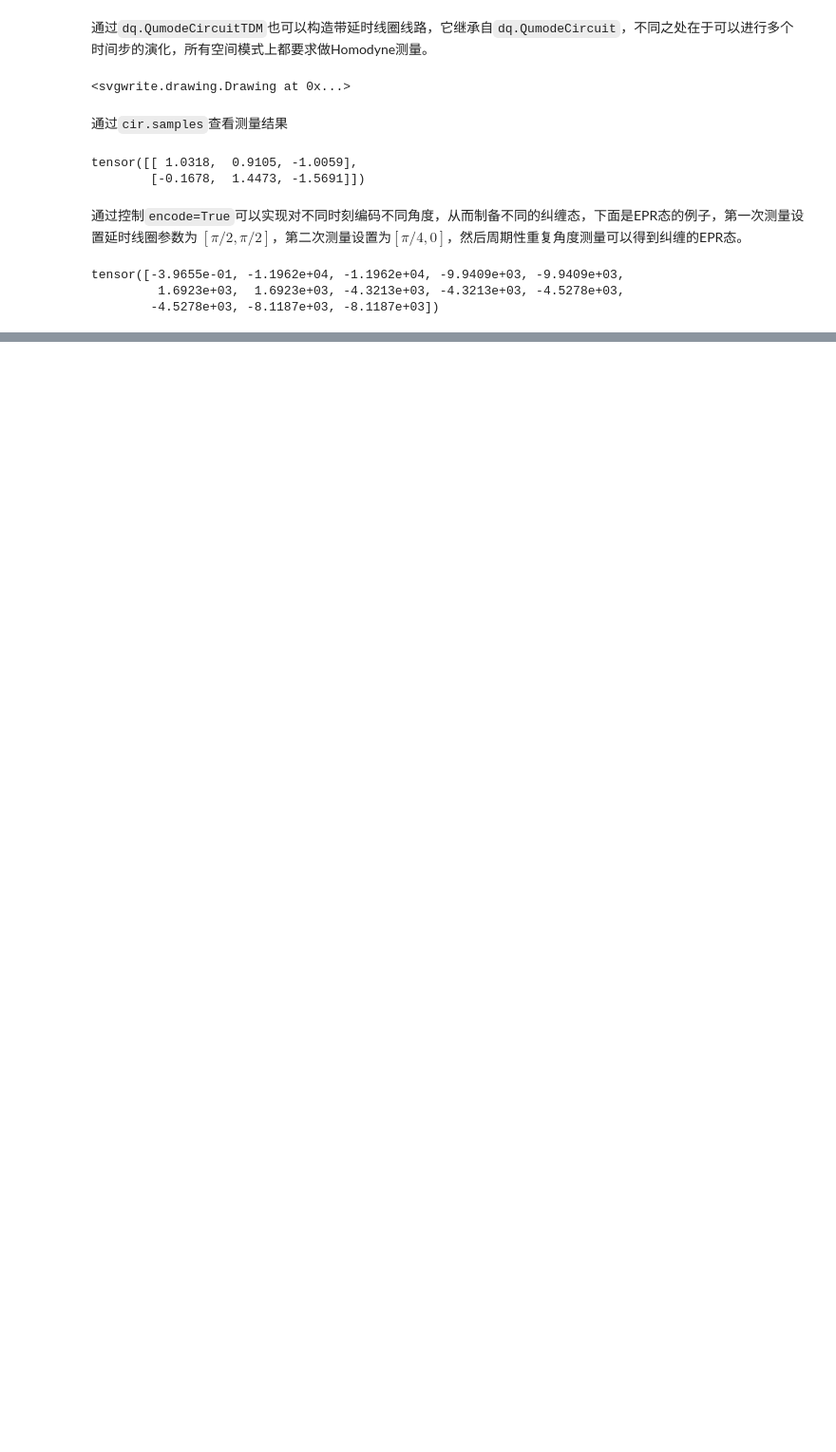
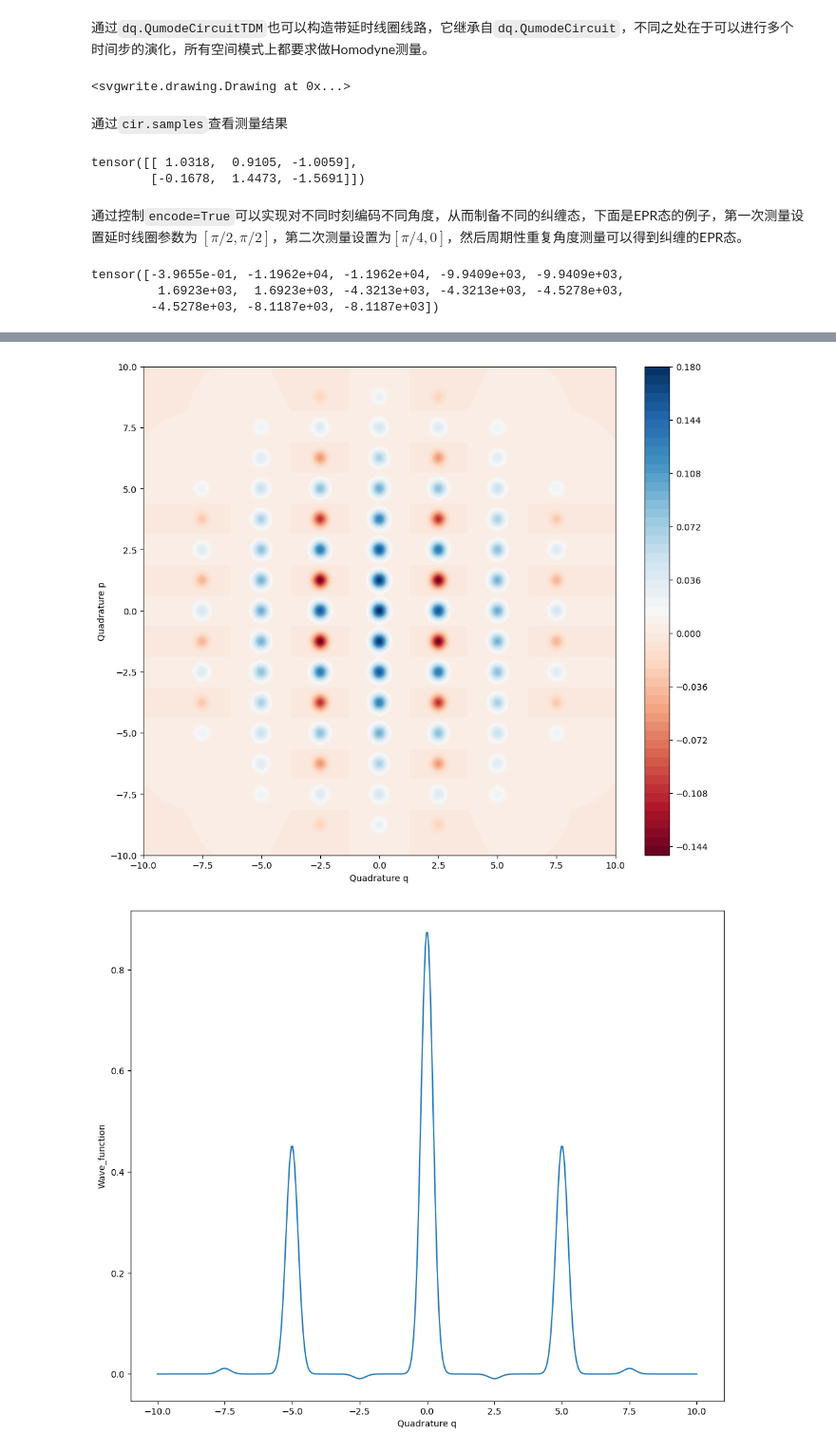
Before and after one commit to TuringQ/deepquantum, a Jupyter notebook: docs/photonic_basics.ipynb, the cells around one changed output, grey strips where cells are left out. Shown at 95% size. Cells and saved outputs as stored; diff of their text form; code cells hidden in the pictures; blank space fills up the shorter version.

```diff
--- a/docs/photonic_basics.ipynb
+++ b/docs/photonic_basics.ipynb
@@ -1354,0 +1443,10 @@ tensor([-3.9655e-01, -1.1962e+04, -1.1962e+04, -9.9409e+03, -9.9409e+03,
+# %%
+# GKP态实例化
+gkp_0 = dq.GKPState(theta=0., phi=0.)
+pvec = torch.linspace(-10, 10, 500)
+qvec = torch.linspace(-10, 10, 500)
+wigner = gkp_0.wigner(wire=[0], qvec=qvec, pvec=pvec, plot=True) # wigner 函数可视化
+marginal = gkp_0.marginal(wire=[0], qvec=qvec, plot=True) # 边缘分布p(x)可视化
+# %% [output]
+[figure, added]
+[figure, added]
```
Also changed, not shown: parts of 18 cells of this notebook.
